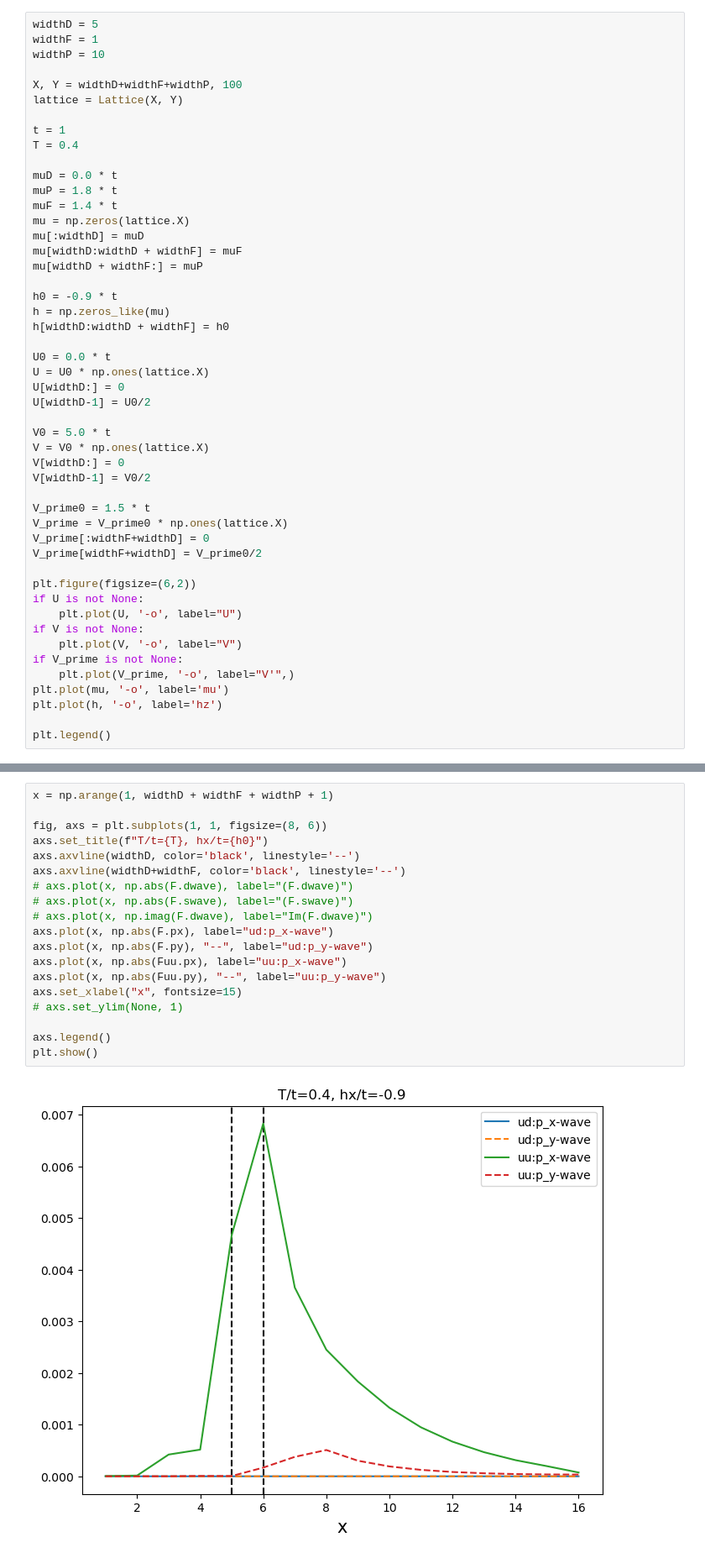
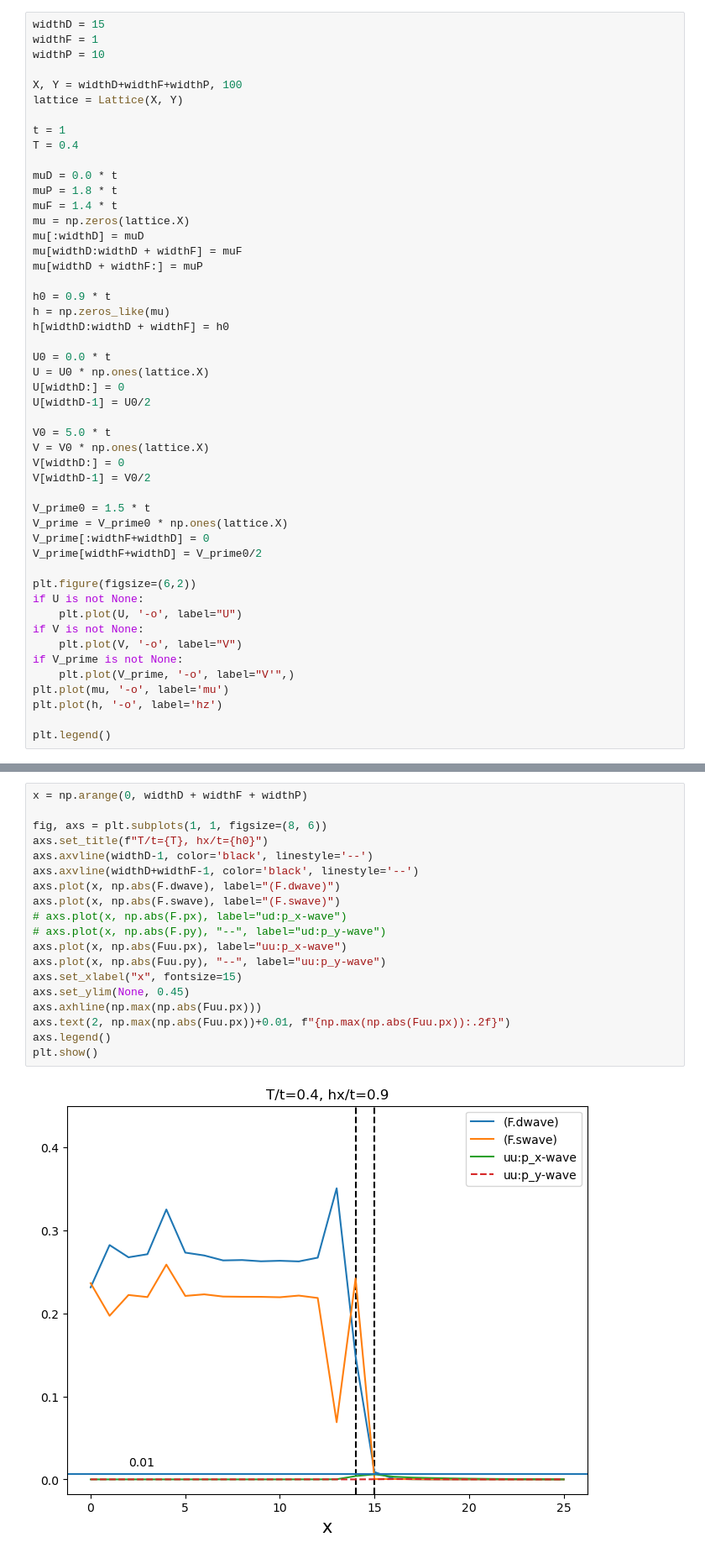
Before and after one commit to emilssp/master-thesis-codebase, a Jupyter notebook: notebooks2/DFP.ipynb, the cells around one changed output, grey strips where cells are left out. Shown at 84% size. Drawn from its saved outputs; the diff is of its cells as text.

```diff
--- a/notebooks2/DFP.ipynb
+++ b/notebooks2/DFP.ipynb
@@ -10,7 +10,7 @@ from scripts.Hamiltonian import Hamiltonian
 from scripts.Lattice import Lattice
 from scripts.self_consistency import bdg_sc
 # %%
-widthD = 5
+widthD = 15
 widthF = 1
 widthP = 10
 
@@ -28,7 +28,7 @@ mu[:widthD] = muD
 mu[widthD:widthD + widthF] = muF
 mu[widthD + widthF:] = muP
 
-h0 = -0.9 * t
+h0 = 0.9 * t
 h = np.zeros_like(mu)
 h[widthD:widthD + widthF] = h0
 
@@ -105,25 +105,25 @@ Converged after 139 iterations
 ==================================================
 # %%
-x = np.arange(1, widthD + widthF + widthP + 1)
+x = np.arange(0, widthD + widthF + widthP)
 
 fig, axs = plt.subplots(1, 1, figsize=(8, 6))
 axs.set_title(f"T/t={T}, hx/t={h0}")
-axs.axvline(widthD, color='black', linestyle='--')
-axs.axvline(widthD+widthF, color='black', linestyle='--')
-# axs.plot(x, np.abs(F.dwave), label="(F.dwave)")
-# axs.plot(x, np.abs(F.swave), label="(F.swave)")
-# axs.plot(x, np.imag(F.dwave), label="Im(F.dwave)")
-axs.plot(x, np.abs(F.px), label="ud:p_x-wave")
-axs.plot(x, np.abs(F.py), "--", label="ud:p_y-wave")
+axs.axvline(widthD-1, color='black', linestyle='--')
+axs.axvline(widthD+widthF-1, color='black', linestyle='--')
+axs.plot(x, np.abs(F.dwave), label="(F.dwave)")
+axs.plot(x, np.abs(F.swave), label="(F.swave)")
+# axs.plot(x, np.abs(F.px), label="ud:p_x-wave")
+# axs.plot(x, np.abs(F.py), "--", label="ud:p_y-wave")
 axs.plot(x, np.abs(Fuu.px), label="uu:p_x-wave")
 axs.plot(x, np.abs(Fuu.py), "--", label="uu:p_y-wave")
 axs.set_xlabel("x", fontsize=15)
-# axs.set_ylim(None, 1)
-
+axs.set_ylim(None, 0.45)
+axs.axhline(np.max(np.abs(Fuu.px)))
+axs.text(2, np.max(np.abs(Fuu.px))+0.01, f"{np.max(np.abs(Fuu.px)):.2f}")
 axs.legend()
 plt.show()
 # %% [output]
-[figure, old version]
+[figure, new version]
 # %%
 temps = np.concatenate([
     np.arange(0.001, 0.009 + 1e-12, 0.001),
```
Also changed, not shown: parts of 3 cells of this notebook, 23 other files.
